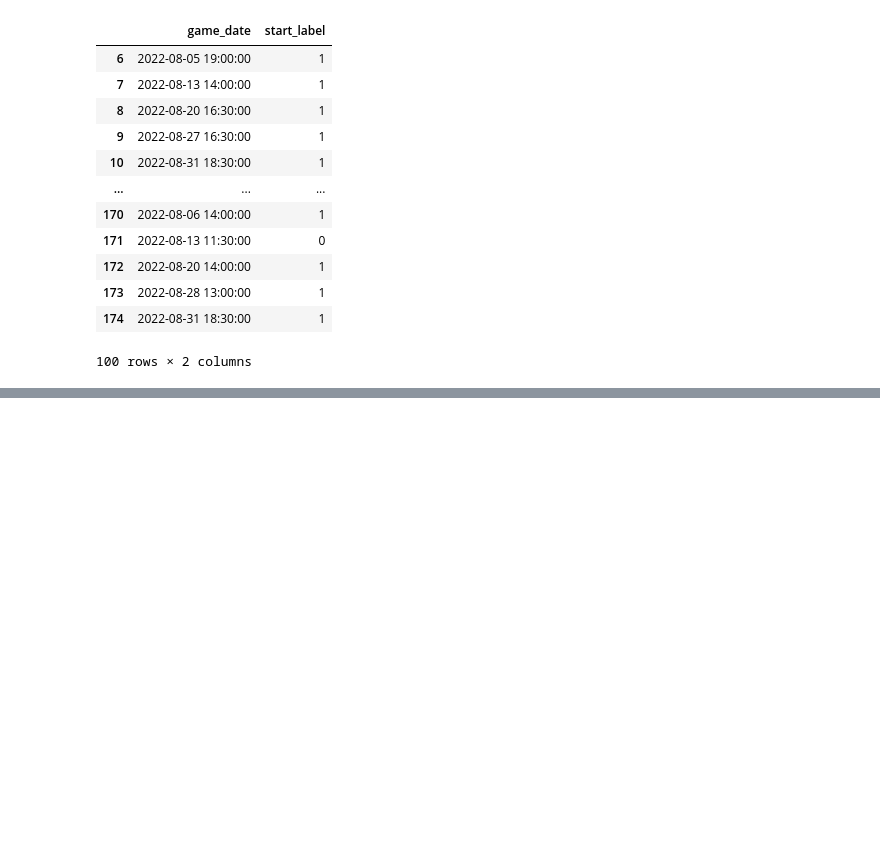
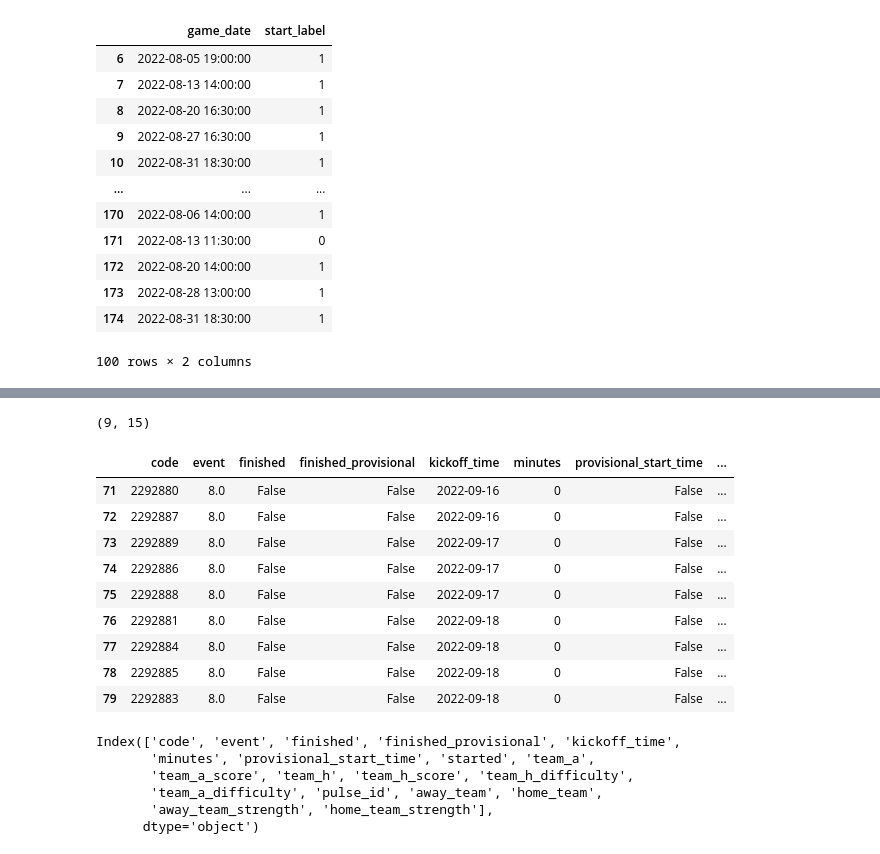
Before and after one commit to laniyadapo/FantasyPremierLeague, a Jupyter notebook: fantasy_test.ipynb, the cells around one changed output, grey strips where cells are left out. Drawn from its saved outputs; the diff is of its cells as text; code cells hidden in the pictures; blank space fills up the shorter version.

```diff
--- a/fantasy_test.ipynb
+++ b/fantasy_test.ipynb
@@ -584,3 +77,5 @@ df_currentseason.shape #Test Data
 # %%
 # Make a copy of the original piece of test data.
 df_currentseason_clean = df_currentseason.copy()
+players_df_clean = players_df.copy()
+fixtures_df_clean = fixtures_df.copy()
@@ -883,0 +396,48 @@ fixtures_df.head(10)
+# %%
+#Cleaning the current season dataframes (null values, time series operations for dates)
+players_df_clean.chance_of_playing_next_round = players_df_clean.chance_of_playing_next_round.fillna(100.0)
+players_df_clean.chance_of_playing_this_round = players_df_clean.chance_of_playing_this_round.fillna(100.0)
+players_df_clean.corners_and_indirect_freekicks_order = players_df_clean.corners_and_indirect_freekicks_order.fillna(0)
+players_df_clean.direct_freekicks_order = players_df_clean.direct_freekicks_order.fillna(0)
+players_df_clean.penalties_order = players_df_clean.penalties_order.fillna(0)
+players_df_clean.drop(['id', 'squad_number'], axis=1, inplace=True)
+fixtures_df_clean.team_a_score = fixtures_df_clean.team_a_score.fillna(0)
+fixtures_df_clean.team_h_score = fixtures_df_clean.team_h_score.fillna(0)
+fixtures_df_clean.drop(['stats', 'id'], axis=1, inplace=True)
+fixtures_df_clean['kickoff_time'] = fixtures_df_clean['kickoff_time'].str[:-10]
+fixtures_df_clean['kickoff_time'] = pd.to_datetime(fixtures_df_clean['kickoff_time'])
+# %%
+#Create Next Game week fixtures
+GWfixtures_df = fixtures_df_clean.loc[(fixtures_df_clean['event'] == 8)].copy()
+GWfixtures_df.shape
+# %% [output]
+(9, 15)
+# %%
+#Mapping away and home team and their respective strengths
+home_strength= dict(zip(teams_df.id, teams_df.strength_overall_home))
+away_strength= dict(zip(teams_df.id, teams_df.strength_overall_away))
+GWfixtures_df['away_team'] = GWfixtures_df['team_a'].map(teams_now)
+GWfixtures_df['home_team'] = GWfixtures_df['team_h'].map(teams_now)
+GWfixtures_df['away_team_strength'] = GWfixtures_df['team_a'].map(away_strength)
+GWfixtures_df['home_team_strength'] = GWfixtures_df['team_h'].map(home_strength)
+GWfixtures_df.head(10)
+# %% [output]
+|  | code | event | finished | finished_provisional | kickoff_time | minutes | provisional_start_time | ... |
+| 71 | 2292880 | 8.0 | False | False | 2022-09-16 | 0 | False | ... |
+| 72 | 2292887 | 8.0 | False | False | 2022-09-16 | 0 | False | ... |
+| 73 | 2292889 | 8.0 | False | False | 2022-09-17 | 0 | False | ... |
+| 74 | 2292886 | 8.0 | False | False | 2022-09-17 | 0 | False | ... |
+| 75 | 2292888 | 8.0 | False | False | 2022-09-17 | 0 | False | ... |
+| 76 | 2292881 | 8.0 | False | False | 2022-09-18 | 0 | False | ... |
+| 77 | 2292884 | 8.0 | False | False | 2022-09-18 | 0 | False | ... |
+| 78 | 2292885 | 8.0 | False | False | 2022-09-18 | 0 | False | ... |
+| 79 | 2292883 | 8.0 | False | False | 2022-09-18 | 0 | False | ... |
+# %%
+GWfixtures_df.columns
+# %% [output]
+Index(['code', 'event', 'finished', 'finished_provisional', 'kickoff_time',
+       'minutes', 'provisional_start_time', 'started', 'team_a',
+       'team_a_score', 'team_h', 'team_h_score', 'team_h_difficulty',
+       'team_a_difficulty', 'pulse_id', 'away_team', 'home_team',
+       'away_team_strength', 'home_team_strength'],
+      dtype='object')
```
Also changed, not shown: parts of 82 cells of this notebook.
